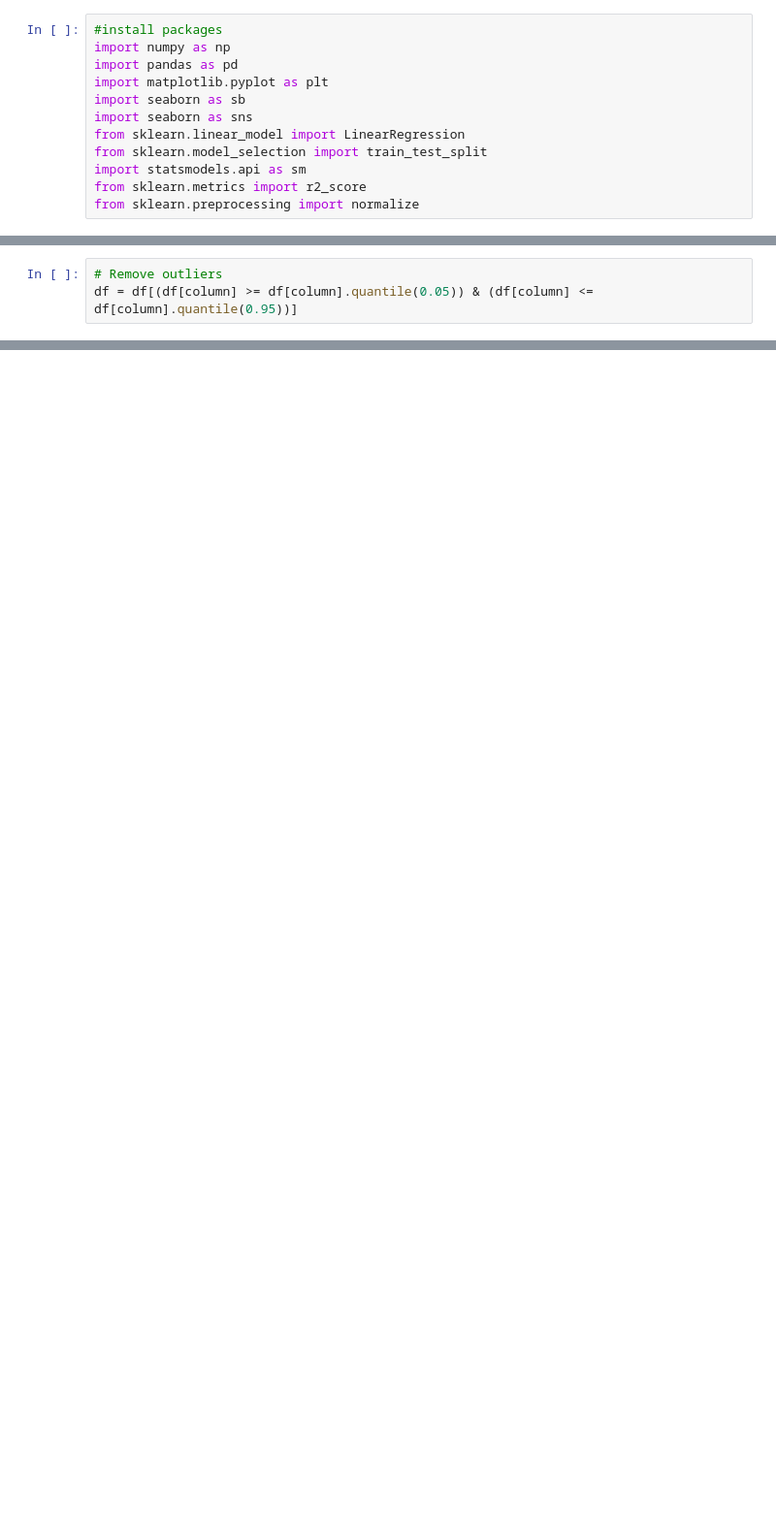
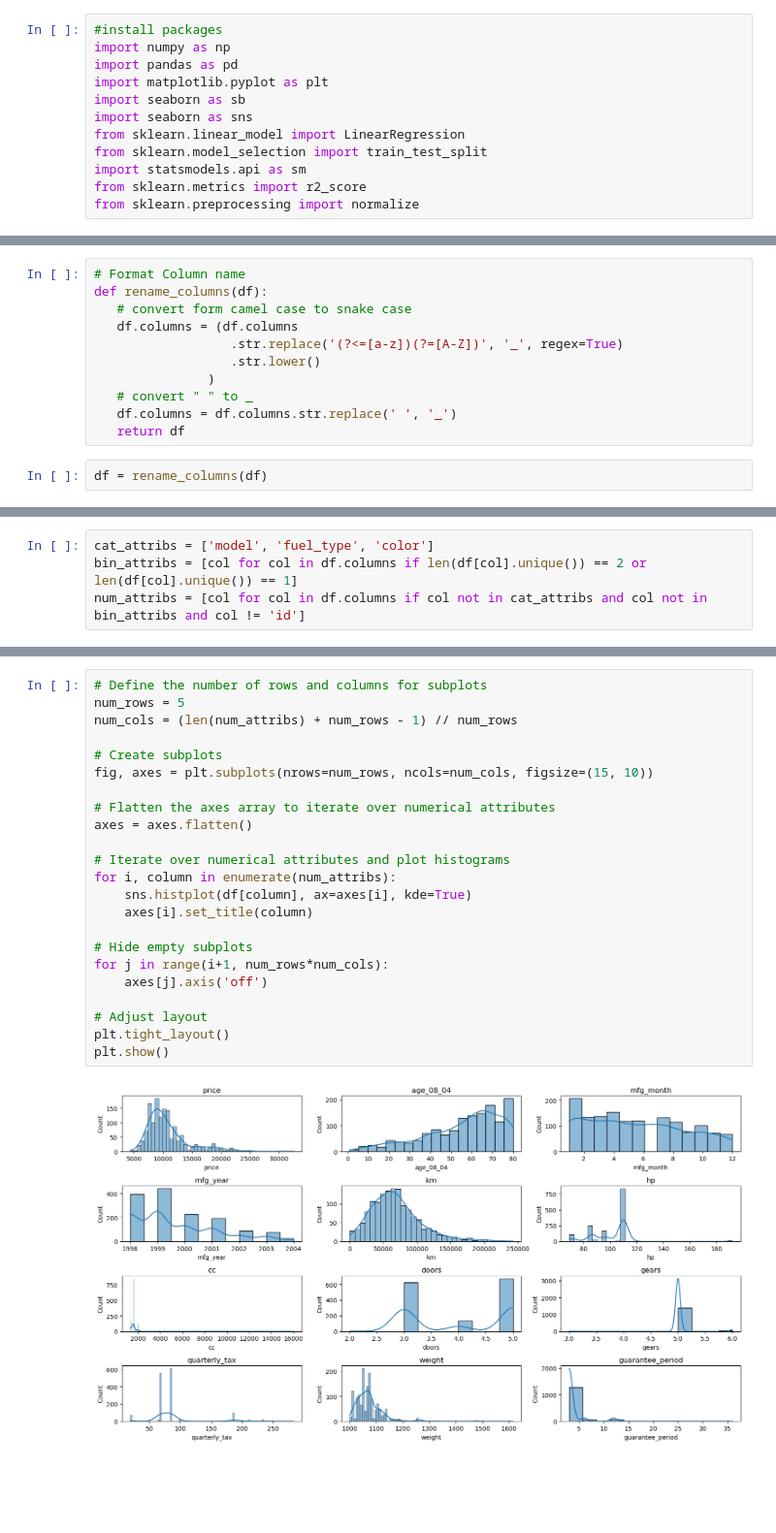
Before and after one commit to MarkPhamm/AI---ML, a Jupyter notebook: machine_learning/supervised/regression/linear_regression/linear_regression.ipynb, the cells around one changed output, grey strips where cells are left out. Shown at 97% size. Drawn from its saved outputs; the diff is of its cells as text; blank space fills up the shorter version.

```diff
--- a/machine_learning/supervised/regression/linear_regression/linear_regression.ipynb
+++ b/machine_learning/supervised/regression/linear_regression/linear_regression.ipynb
@@ -142,3 +70,0 @@ for column in df.columns.drop(['Gender', 'Education', 'Race', 'Home_ownership',
-# %%
-# Remove outliers
-df = df[(df[column] >= df[column].quantile(0.05)) & (df[column] <= df[column].quantile(0.95))]
@@ -298,0 +90,13 @@ return_loss = -192.89 + -134.84 * Gender + -209.11 * Education + -109.31 * Race
+# %%
+# Format Column name
+def rename_columns(df):
+   # convert form camel case to snake case
+   df.columns = (df.columns
+                  .str.replace('(?<=[a-z])(?=[A-Z])', '_', regex=True)
+                  .str.lower()
+               )
+   # convert " " to _
+   df.columns = df.columns.str.replace(' ', '_')
+   return df
+# %%
+df = rename_columns(df)
@@ -298,0 +191,4 @@ return_loss = -192.89 + -134.84 * Gender + -209.11 * Education + -109.31 * Race
+# %%
+cat_attribs = ['model', 'fuel_type', 'color']
+bin_attribs = [col for col in df.columns if len(df[col].unique()) == 2 or len(df[col].unique()) == 1]
+num_attribs = [col for col in df.columns if col not in cat_attribs and col not in bin_attribs and col != 'id']
@@ -298,0 +197,25 @@ return_loss = -192.89 + -134.84 * Gender + -209.11 * Education + -109.31 * Race
+# %%
+# Define the number of rows and columns for subplots
+num_rows = 5
+num_cols = (len(num_attribs) + num_rows - 1) // num_rows
+
+# Create subplots
+fig, axes = plt.subplots(nrows=num_rows, ncols=num_cols, figsize=(15, 10))
+
+# Flatten the axes array to iterate over numerical attributes
+axes = axes.flatten()
+
+# Iterate over numerical attributes and plot histograms
+for i, column in enumerate(num_attribs):
+    sns.histplot(df[column], ax=axes[i], kde=True)
+    axes[i].set_title(column)
+
+# Hide empty subplots
+for j in range(i+1, num_rows*num_cols):
+    axes[j].axis('off')
+
+# Adjust layout
+plt.tight_layout()
+plt.show()
+# %% [output]
+[figure, added]
```
Also changed, not shown: parts of 107 cells of this notebook, 4 other files.
